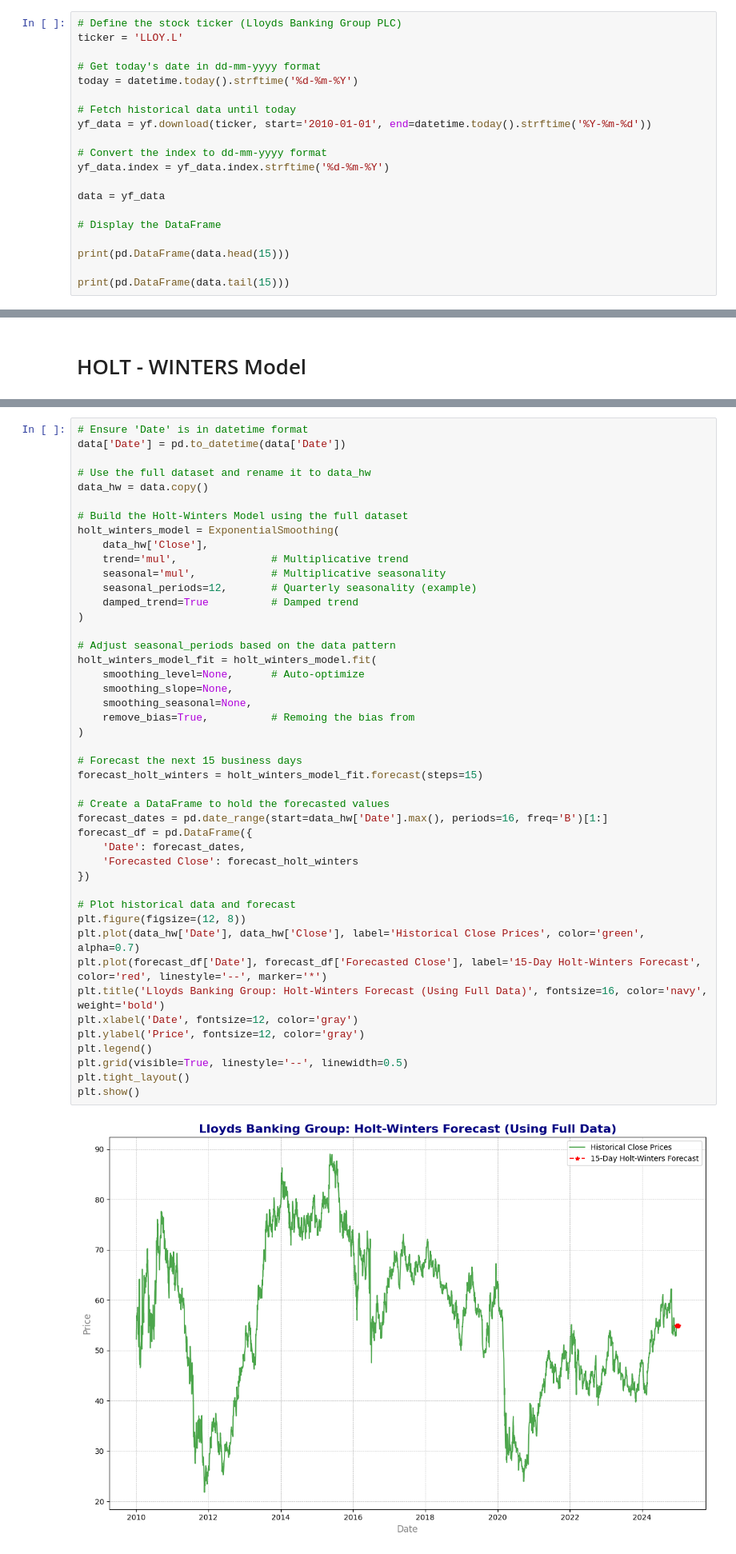
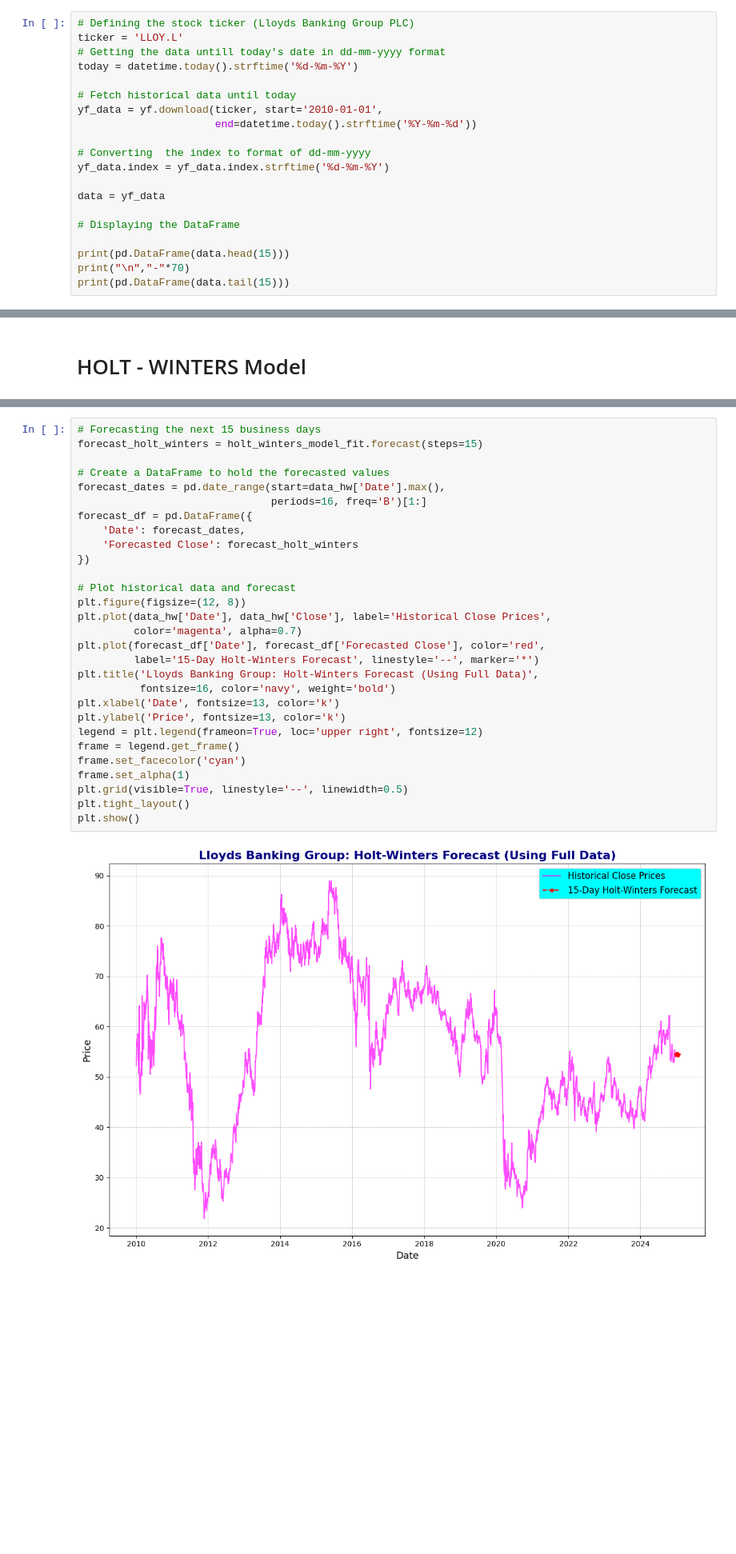
Before and after one commit to Dhavalkumar510/Final_Year_Project_UH, a Jupyter notebook: Final_Year_Project_UH.ipynb, the cells around one changed output, grey strips where cells are left out. Shown at 80% size. Saved outputs shown, nothing was run; the diff lists cells and outputs as text; blank space fills up the shorter version.

```diff
--- a/Final_Year_Project_UH.ipynb
+++ b/Final_Year_Project_UH.ipynb
@@ -55,22 +99,22 @@ import math
 # %%
-# Define the stock ticker (Lloyds Banking Group PLC)
+# Defining the stock ticker (Lloyds Banking Group PLC)
 ticker = 'LLOY.L'
-
-# Get today's date in dd-mm-yyyy format
+# Getting the data untill today's date in dd-mm-yyyy format
 today = datetime.today().strftime('%d-%m-%Y')
 
 # Fetch historical data until today
-yf_data = yf.download(ticker, start='2010-01-01', end=datetime.today().strftime('%Y-%m-%d'))
+yf_data = yf.download(ticker, start='2010-01-01',
+                      end=datetime.today().strftime('%Y-%m-%d'))
 
-# Convert the index to dd-mm-yyyy format
+# Converting  the index to format of dd-mm-yyyy
 yf_data.index = yf_data.index.strftime('%d-%m-%Y')
 
 data = yf_data
 
-# Display the DataFrame
+# Displaying the DataFrame
 
 print(pd.DataFrame(data.head(15)))
-
+print("\n","-"*70)
 print(pd.DataFrame(data.tail(15)))
 # %% [output]
 [*********************100%***********************]  1 of 1 completed
@@ -1152,47 +1131,31 @@ data['Date'] = pd.to_datetime(data['Date'], format='%d-%m-%Y')
 # %%
-# Ensure 'Date' is in datetime format
-data['Date'] = pd.to_datetime(data['Date'])
-
-# Use the full dataset and rename it to data_hw
-data_hw = data.copy()
-
-# Build the Holt-Winters Model using the full dataset
-holt_winters_model = ExponentialSmoothing(
-    data_hw['Close'],
-    trend='mul',               # Multiplicative trend
-    seasonal='mul',            # Multiplicative seasonality
-    seasonal_periods=12,       # Quarterly seasonality (example)
-    damped_trend=True          # Damped trend
-)
-
-# Adjust seasonal_periods based on the data pattern
-holt_winters_model_fit = holt_winters_model.fit(
-    smoothing_level=None,      # Auto-optimize
-    smoothing_slope=None,
-    smoothing_seasonal=None,
-    remove_bias=True,          # Remoing the bias from
-)
-
-# Forecast the next 15 business days
+# Forecasting the next 15 business days
 forecast_holt_winters = holt_winters_model_fit.forecast(steps=15)
 
 # Create a DataFrame to hold the forecasted values
-forecast_dates = pd.date_range(start=data_hw['Date'].max(), periods=16, freq='B')[1:]
+forecast_dates = pd.date_range(start=data_hw['Date'].max(),
+                               periods=16, freq='B')[1:]
 forecast_df = pd.DataFrame({
     'Date': forecast_dates,
     'Forecasted Close': forecast_holt_winters
 })
 
 # Plot historical data and forecast
 plt.figure(figsize=(12, 8))
-plt.plot(data_hw['Date'], data_hw['Close'], label='Historical Close Prices', color='green', alpha=0.7)
-plt.plot(forecast_df['Date'], forecast_df['Forecasted Close'], label='15-Day Holt-Winters Forecast', color='red', linestyle='--', marker='*')
-plt.title('Lloyds Banking Group: Holt-Winters Forecast (Using Full Data)', fontsize=16, color='navy', weight='bold')
-plt.xlabel('Date', fontsize=12, color='gray')
-plt.ylabel('Price', fontsize=12, color='gray')
-plt.legend()
+plt.plot(data_hw['Date'], data_hw['Close'], label='Historical Close Prices',
+         color='magenta', alpha=0.7)
+plt.plot(forecast_df['Date'], forecast_df['Forecasted Close'], color='red',
+         label='15-Day Holt-Winters Forecast', linestyle='--', marker='*')
+plt.title('Lloyds Banking Group: Holt-Winters Forecast (Using Full Data)',
+          fontsize=16, color='navy', weight='bold')
+plt.xlabel('Date', fontsize=13, color='k')
+plt.ylabel('Price', fontsize=13, color='k')
+legend = plt.legend(frameon=True, loc='upper right', fontsize=12)
+frame = legend.get_frame()
+frame.set_facecolor('cyan')
+frame.set_alpha(1)
 plt.grid(visible=True, linestyle='--', linewidth=0.5)
 plt.tight_layout()
 plt.show()
 # %% [output]
-[figure, old version]
+[figure, new version]
```
Also changed, not shown: parts of 69 cells of this notebook.
